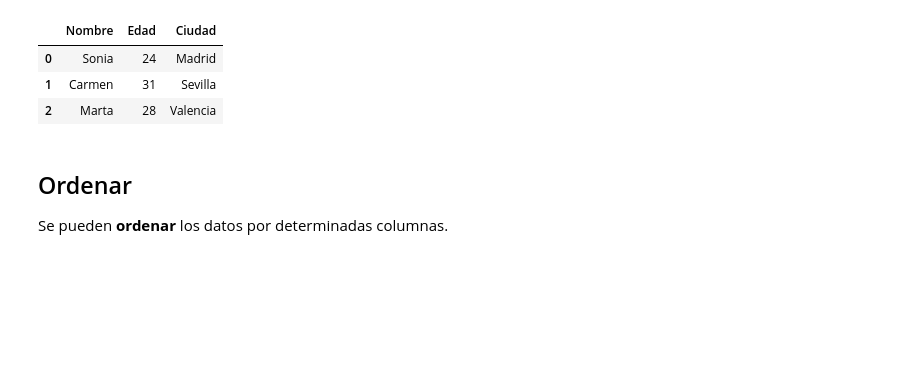
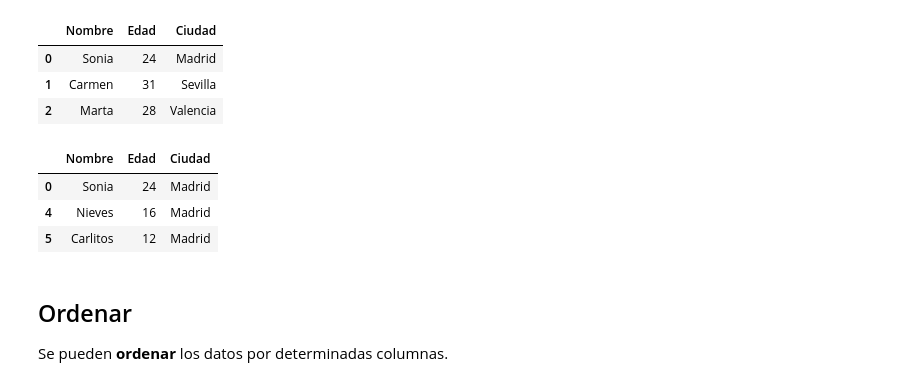
Before and after one commit to soesteve/Programming-in-Data-Science, a Jupyter notebook: 6_Manipulación_de_Datos.ipynb, the cells around one changed output. Saved outputs shown, nothing was run; the diff lists cells and outputs as text; code cells hidden in the pictures; blank space fills up the shorter version.

```diff
--- a/6_Manipulación_de_Datos.ipynb
+++ b/6_Manipulación_de_Datos.ipynb
@@ -123,6 +121,13 @@ df[(df["Edad"]>=20) & (df["Edad"]< 40)]
 | 0 | Sonia | 24 | Madrid |
 | 1 | Carmen | 31 | Sevilla |
 | 2 | Marta | 28 | Valencia |
+# %%
+df[(df["Ciudad"] == "Madrid")]
+# %% [output]
+|  | Nombre | Edad | Ciudad |
+| 0 | Sonia | 24 | Madrid |
+| 4 | Nieves | 16 | Madrid |
+| 5 | Carlitos | 12 | Madrid |
 # %% [markdown]
 ## Ordenar
 
```
Also changed, not shown: parts of 26 cells of this notebook, 22 other files.
